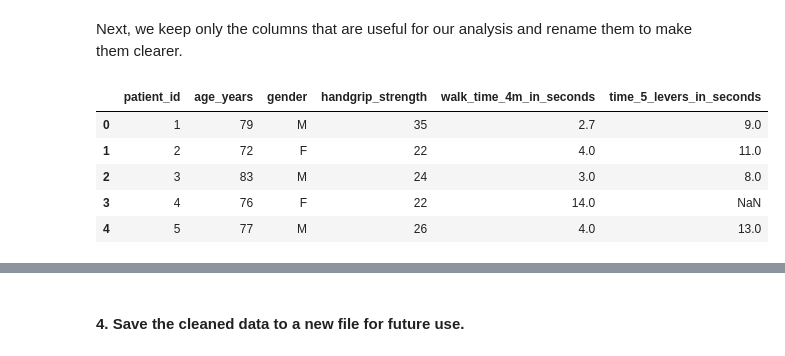
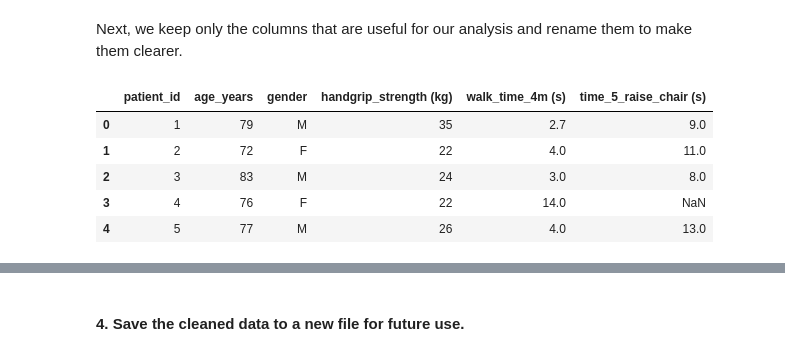
Before and after one commit to inesvincent/Project_R_Python_M2_REHAB, a Jupyter notebook: Python_project/main.ipynb, the cells around one changed output, grey strips where cells are left out. Cells and saved outputs as stored; diff of their text form; code cells hidden in the pictures.

```diff
--- a/Python_project/main.ipynb
+++ b/Python_project/main.ipynb
@@ -24,0 +45,11 @@ import matplotlib.pyplot as plt
+# %%
+file_path = "data/frapid_base.xlsx"
+
+if os.path.exists(file_path):
+    frapid_data_raw = pd.read_excel(file_path)
+    print("Shape:", frapid_data_raw.shape)
+    print("Columns:", frapid_data_raw.columns)
+else:
+    print(f"File not found: {file_path}")
+
+frapid_data_raw.head()
@@ -25,8 +76,7 @@ import matplotlib.pyplot as plt
 # %%
 # import the data
-frapid_data_raw = pd.read_excel("data/frapid_base.xlsx")
 
-print("Dimensions :", frapid_data_raw.shape)
-print("Colonnes :", frapid_data_raw.columns)
+#print("Dimensions :", frapid_data_raw.shape)
+#print("Columns :", frapid_data_raw.columns)
 
-frapid_data_raw.head()
+#frapid_data_raw.head()
@@ -69,19 +99,19 @@ Next, we keep only the columns that are useful for our analysis and rename them
 # %%
 # Keep only useful columns (still on the working copy)
 frapid_data = frapid_data[["Patient", "age", "sexe", "handgrip", "Test4m", "Test5levers"]].copy()
 frapid_data.head()
 
 # Rename columns
 frapid_data = frapid_data.rename(columns=
         {"Patient" : "patient_id",
         "age" : "age_years",
         "sexe" : "gender",
-        "handgrip" : "handgrip_strength",
-        "Test4m" : "walk_time_4m_in_seconds",
-        "Test5levers" : "time_5_levers_in_seconds"})
+        "handgrip" : "handgrip_strength (kg)",
+        "Test4m" : "walk_time_4m (s)",
+        "Test5levers" : "time_5_raise_chair (s)"})
 frapid_data.head()
 # %% [output]
-|  | patient_id | age_years | gender | handgrip_strength | walk_time_4m_in_seconds | time_5_levers_in_seconds |
+|  | patient_id | age_years | gender | handgrip_strength (kg) | walk_time_4m (s) | time_5_raise_chair (s) |
 | 0 | 1 | 79 | M | 35 | 2.7 | 9.0 |
 | 1 | 2 | 72 | F | 22 | 4.0 | 11.0 |
 | 2 | 3 | 83 | M | 24 | 3.0 | 8.0 |
```
Also changed, not shown: parts of 11 cells of this notebook, 9 other files.
